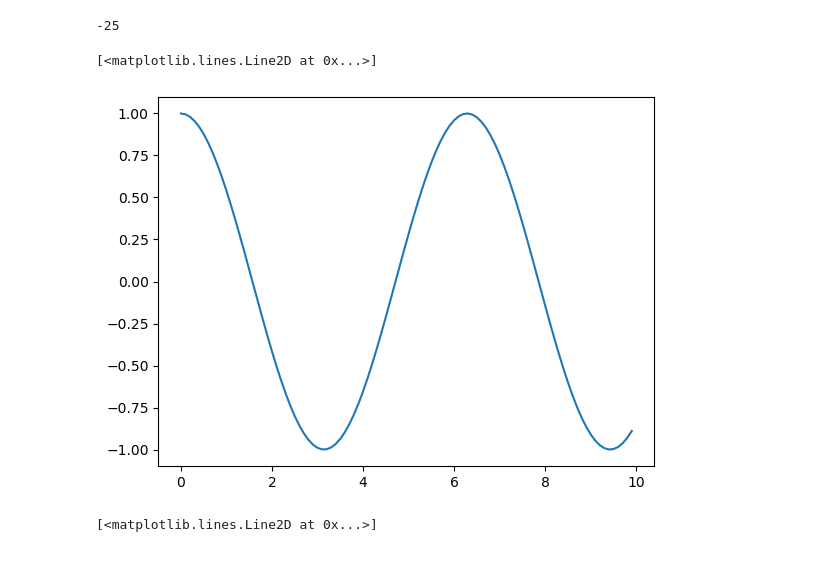
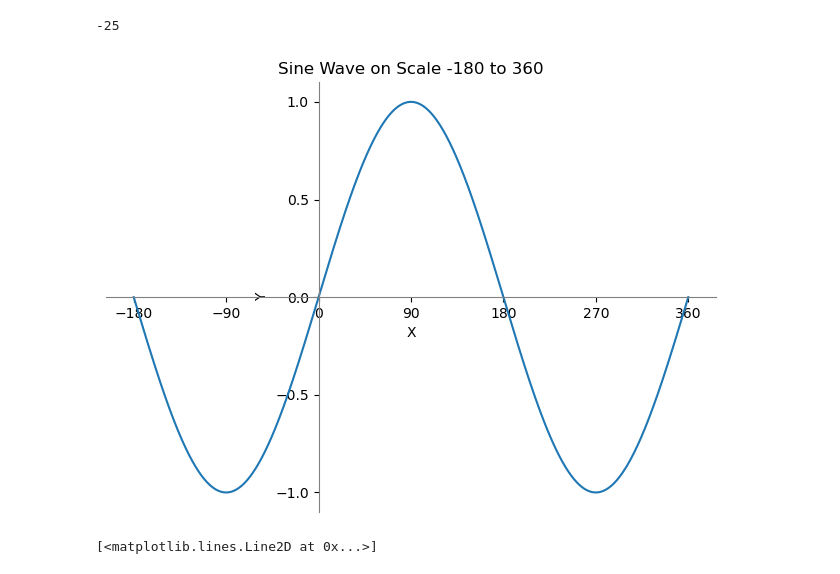
Before and after one commit to marcocrowe/learn-computer-maths, a Jupyter notebook: functions.ipynb, the cells around one changed output. Cells and saved outputs as stored; diff of their text form; code cells hidden in the pictures.

Commit message:
functions and trig

```diff
--- a/functions.ipynb
+++ b/functions.ipynb
@@ -45,15 +48,40 @@ f(7)
 g(-8)
 # %% [output]
 -25
-# %%
-# draw a cosine graph
-import numpy as np
-import matplotlib.pyplot as plt
-
-x = np.arange(0, 10, 0.1)
-y = np.cos(x)
-plt.plot(x, y)
-# %% [output]
-[<matplotlib.lines.Line2D at 0x...>]
-[figure, removed]
+# %%
+def graph_function(x_values, y_values, title, x_label, y_label):
+    # Plot the sine wave for the range from -180 to 360
+    plt.plot(x_values, y_values)
+    plt.title(title)
+    plt.xlabel(x_label)
+    plt.ylabel(y_label)
+
+    # Add vertical line at x=0 and horizontal line at y=0
+    plt.axhline(0, color="black", linewidth=0.5)
+    plt.axvline(0, color="black", linewidth=0.5)
+
+    # Set x ticks at every 90 degrees and move ticks to the center
+    plt.xticks(arange(-180, 361, 90), rotation=0, ha="center")
+    plt.yticks(arange(-1, 1.1, 0.5), rotation=90, va="center")
+
+    # Remove the box around the plot
+    plt.gca().spines["top"].set_visible(False)
+    plt.gca().spines["right"].set_visible(False)
+
+    # Adjust the position of the x-axis and y-axis lines
+    plt.gca().spines["left"].set_position("zero")
+    plt.gca().spines["bottom"].set_position("zero")
+    plt.gca().spines["left"].set_color("gray")
+    plt.gca().spines["bottom"].set_color("gray")
+
+    plt.tight_layout()
+    plt.show()
+# %%
+# Define the x-axis values
+x_values = linspace(-180, 360, 1_000)  # Range from -180 to 360
+# Generate the y-axis values (sine values)
+y_values = sin(x_values * np.pi / 180)  # Convert degrees to radians for x2
+graph_function(x_values, y_values, "Sine Wave on Scale -180 to 360", "X", "Y")
+# %% [output]
+[figure, added]
 # %%
```
Also changed, not shown: parts of 2 cells of this notebook.
